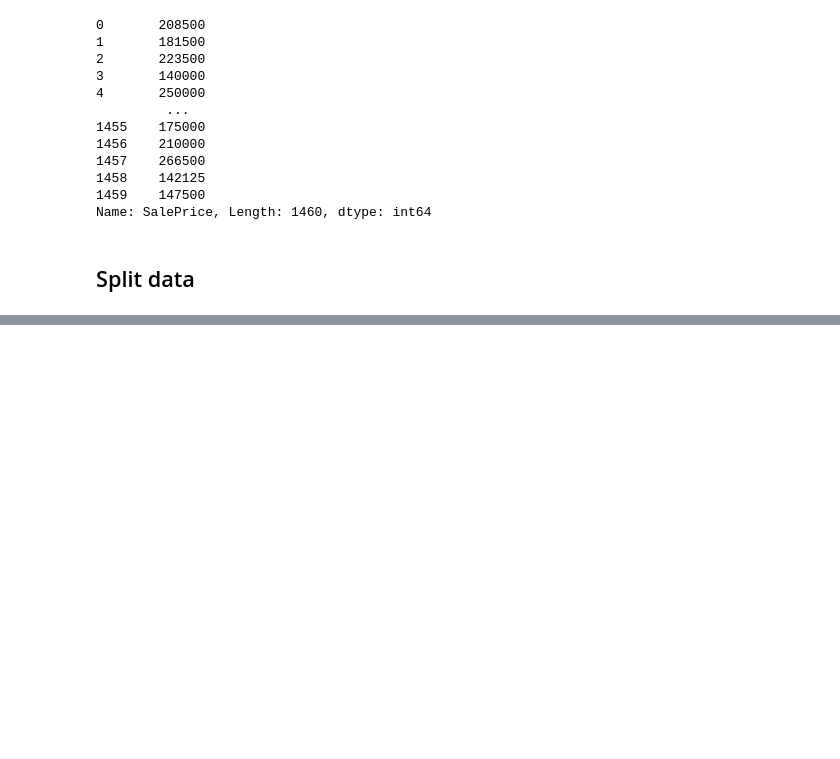
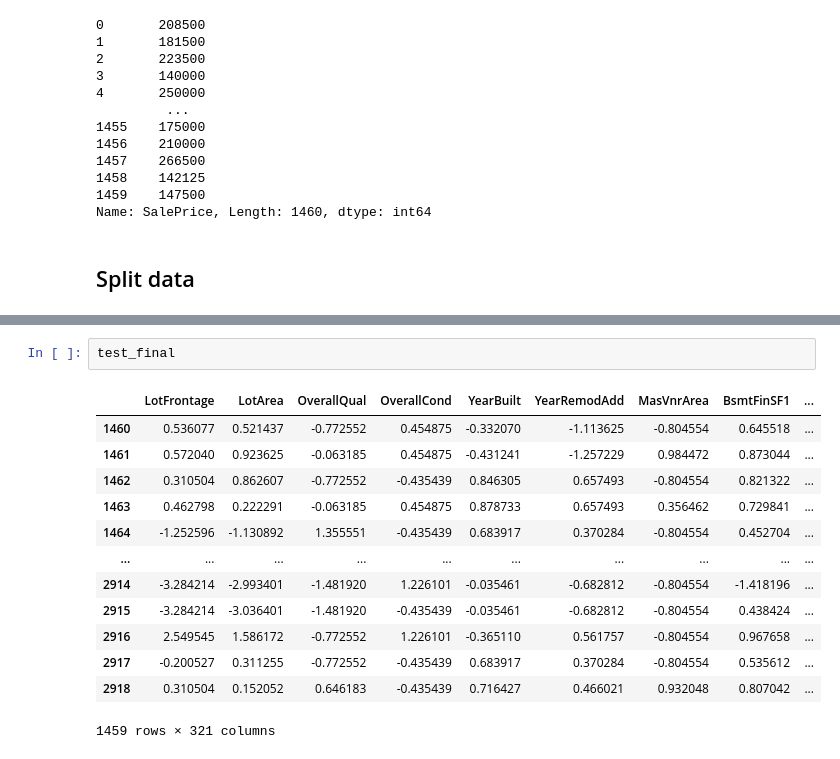
Before and after one commit to LinyiGuo96/Boston_House_Prices, a Jupyter notebook: Repeat_top_10.ipynb, the cells around one changed output, grey strips where cells are left out. Cells and saved outputs as stored; diff of their text form; blank space fills up the shorter version.

```diff
--- a/Repeat_top_10.ipynb
+++ b/Repeat_top_10.ipynb
@@ -353,0 +371,16 @@ train_final = data8.loc[:train0]
+# %%
+test_final
+# %% [output]
+|  | LotFrontage | LotArea | OverallQual | OverallCond | YearBuilt | YearRemodAdd | MasVnrArea | BsmtFinSF1 | ... |
+| 1460 | 0.536077 | 0.521437 | -0.772552 | 0.454875 | -0.332070 | -1.113625 | -0.804554 | 0.645518 | ... |
+| 1461 | 0.572040 | 0.923625 | -0.063185 | 0.454875 | -0.431241 | -1.257229 | 0.984472 | 0.873044 | ... |
+| 1462 | 0.310504 | 0.862607 | -0.772552 | -0.435439 | 0.846305 | 0.657493 | -0.804554 | 0.821322 | ... |
+| 1463 | 0.462798 | 0.222291 | -0.063185 | 0.454875 | 0.878733 | 0.657493 | 0.356462 | 0.729841 | ... |
+| 1464 | -1.252596 | -1.130892 | 1.355551 | -0.435439 | 0.683917 | 0.370284 | -0.804554 | 0.452704 | ... |
+| ... | ... | ... | ... | ... | ... | ... | ... | ... | ... |
+| 2914 | -3.284214 | -2.993401 | -1.481920 | 1.226101 | -0.035461 | -0.682812 | -0.804554 | -1.418196 | ... |
+| 2915 | -3.284214 | -3.036401 | -1.481920 | -0.435439 | -0.035461 | -0.682812 | -0.804554 | 0.438424 | ... |
+| 2916 | 2.549545 | 1.586172 | -0.772552 | 1.226101 | -0.365110 | 0.561757 | -0.804554 | 0.967658 | ... |
+| 2917 | -0.200527 | 0.311255 | -0.772552 | -0.435439 | 0.683917 | 0.370284 | -0.804554 | 0.535612 | ... |
+| 2918 | 0.310504 | 0.152052 | 0.646183 | -0.435439 | 0.716427 | 0.466021 | 0.932048 | 0.807042 | ... |
+1459 rows × 321 columns
```
Also changed, not shown: parts of 20 cells of this notebook, 5 other files.
